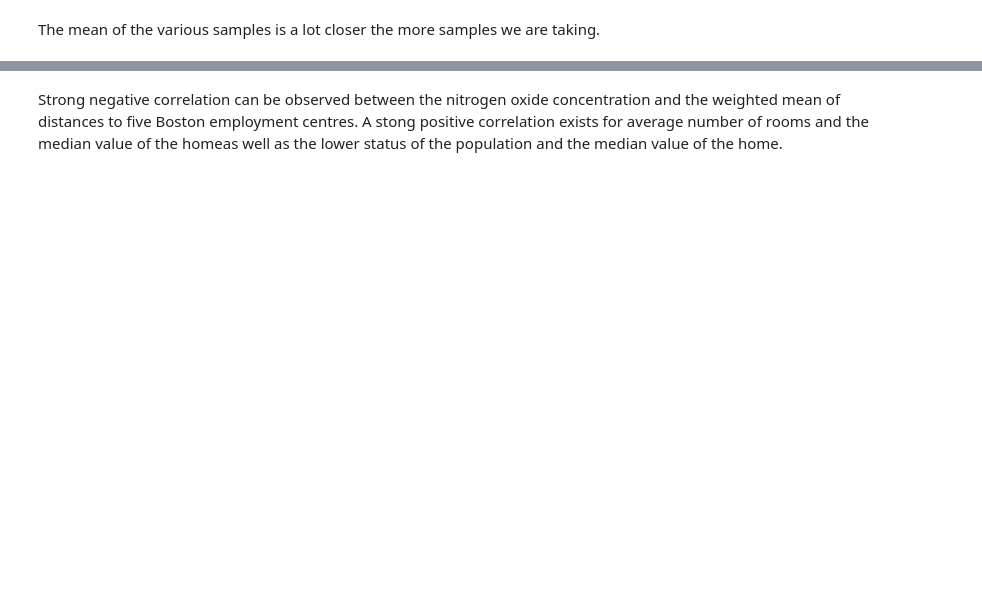
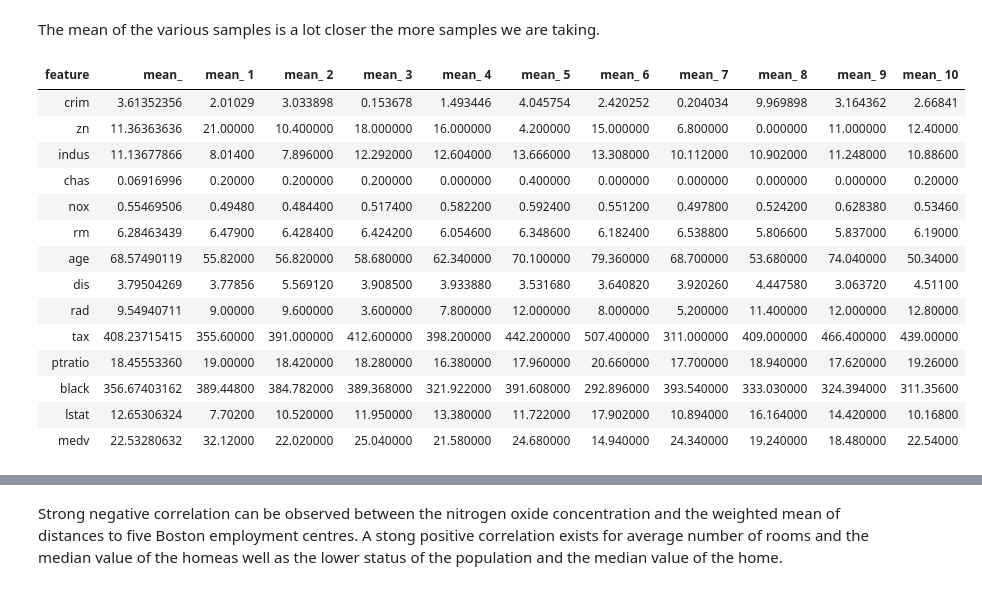
Before and after one commit to cleonadja/Boston-Housing-Data, a Jupyter notebook: ipynb/01-sampling_method.ipynb, the cells around one changed output, grey strips where cells are left out. Cells and saved outputs as stored; diff of their text form; code cells hidden in the pictures; blank space fills up the shorter version.

```diff
--- a/ipynb/01-sampling_method.ipynb
+++ b/ipynb/01-sampling_method.ipynb
@@ -74,0 +188,6 @@ for (i in 1:49) {
+# %%
+boston_features = Filter(is.numeric, boston_df)
+# %%
+sum_vals = data.frame(feature=colnames(boston_features))
+sum_vals['mean_'] = sapply(boston_features, mean)
+sum_vals
@@ -75,2 +210,30 @@ for (i in 1:49) {
 # %% [markdown]
 The mean of the various samples is a lot closer the more samples we are taking.
+# %%
+library(dplyr, warn.conflicts = FALSE)
+samples = list()
+for (i in 1:10) {
+    samples[[i]] = sample_n(boston_features, 5)
+}
+# %%
+for (i in 1:10) {
+    sum_vals[paste('mean_', i)] = sapply(samples[[i]], mean)
+}
+# %%
+sum_vals
+# %% [output]
+| feature | mean_ | mean_ 1 | mean_ 2 | mean_ 3 | mean_ 4 | mean_ 5 | mean_ 6 | mean_ 7 | mean_ 8 | mean_ 9 | mean_ 10 |
+| crim | 3.61352356 | 2.01029 | 3.033898 | 0.153678 | 1.493446 | 4.045754 | 2.420252 | 0.204034 | 9.969898 | 3.164362 | 2.66841 |
+| zn | 11.36363636 | 21.00000 | 10.400000 | 18.000000 | 16.000000 | 4.200000 | 15.000000 | 6.800000 | 0.000000 | 11.000000 | 12.40000 |
+| indus | 11.13677866 | 8.01400 | 7.896000 | 12.292000 | 12.604000 | 13.666000 | 13.308000 | 10.112000 | 10.902000 | 11.248000 | 10.88600 |
+| chas | 0.06916996 | 0.20000 | 0.200000 | 0.200000 | 0.000000 | 0.400000 | 0.000000 | 0.000000 | 0.000000 | 0.000000 | 0.20000 |
+| nox | 0.55469506 | 0.49480 | 0.484400 | 0.517400 | 0.582200 | 0.592400 | 0.551200 | 0.497800 | 0.524200 | 0.628380 | 0.53460 |
+| rm | 6.28463439 | 6.47900 | 6.428400 | 6.424200 | 6.054600 | 6.348600 | 6.182400 | 6.538800 | 5.806600 | 5.837000 | 6.19000 |
+| age | 68.57490119 | 55.82000 | 56.820000 | 58.680000 | 62.340000 | 70.100000 | 79.360000 | 68.700000 | 53.680000 | 74.040000 | 50.34000 |
+| dis | 3.79504269 | 3.77856 | 5.569120 | 3.908500 | 3.933880 | 3.531680 | 3.640820 | 3.920260 | 4.447580 | 3.063720 | 4.51100 |
+| rad | 9.54940711 | 9.00000 | 9.600000 | 3.600000 | 7.800000 | 12.000000 | 8.000000 | 5.200000 | 11.400000 | 12.000000 | 12.80000 |
+| tax | 408.23715415 | 355.60000 | 391.000000 | 412.600000 | 398.200000 | 442.200000 | 507.400000 | 311.000000 | 409.000000 | 466.400000 | 439.00000 |
+| ptratio | 18.45553360 | 19.00000 | 18.420000 | 18.280000 | 16.380000 | 17.960000 | 20.660000 | 17.700000 | 18.940000 | 17.620000 | 19.26000 |
+| black | 356.67403162 | 389.44800 | 384.782000 | 389.368000 | 321.922000 | 391.608000 | 292.896000 | 393.540000 | 333.030000 | 324.394000 | 311.35600 |
+| lstat | 12.65306324 | 7.70200 | 10.520000 | 11.950000 | 13.380000 | 11.722000 | 17.902000 | 10.894000 | 16.164000 | 14.420000 | 10.16800 |
+| medv | 22.53280632 | 32.12000 | 22.020000 | 25.040000 | 21.580000 | 24.680000 | 14.940000 | 24.340000 | 19.240000 | 18.480000 | 22.54000 |
```
Also changed, not shown: parts of 16 cells of this notebook, 3 other files.
